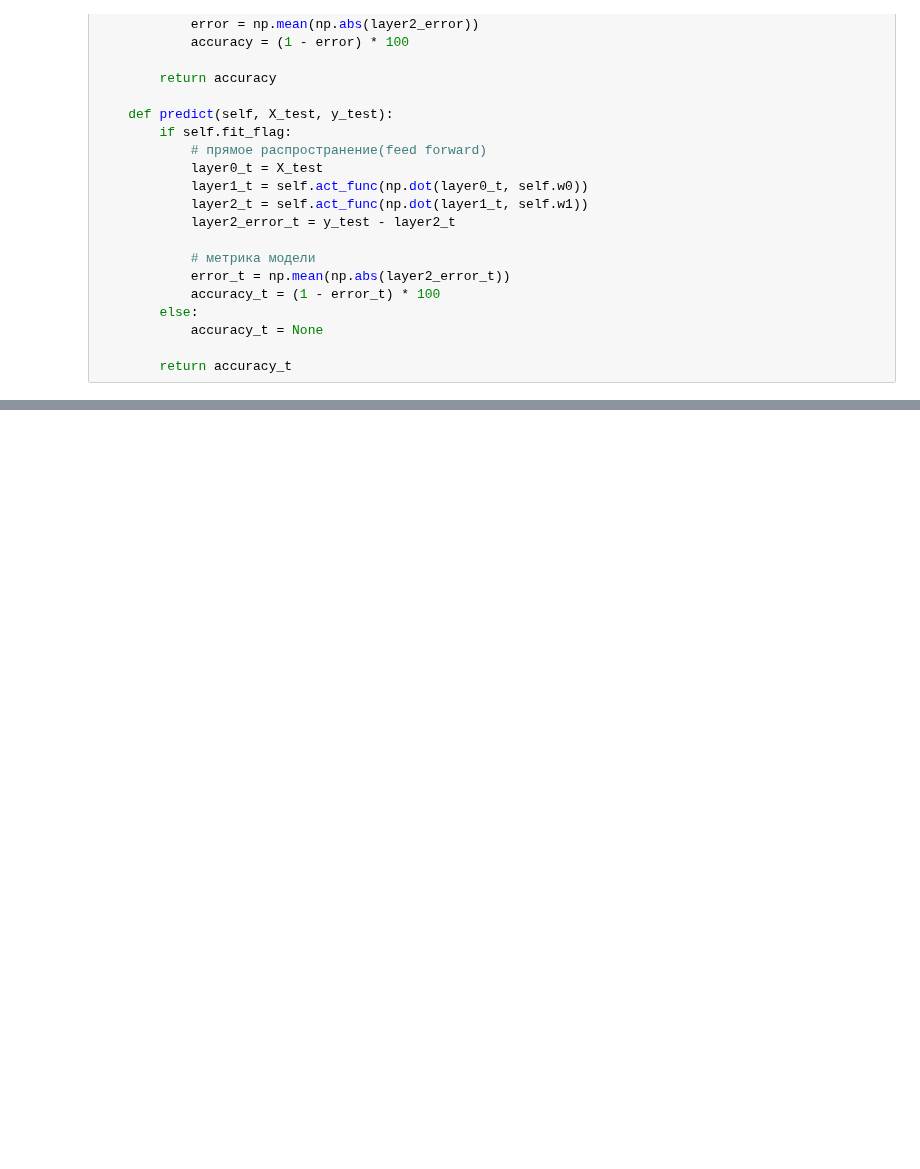
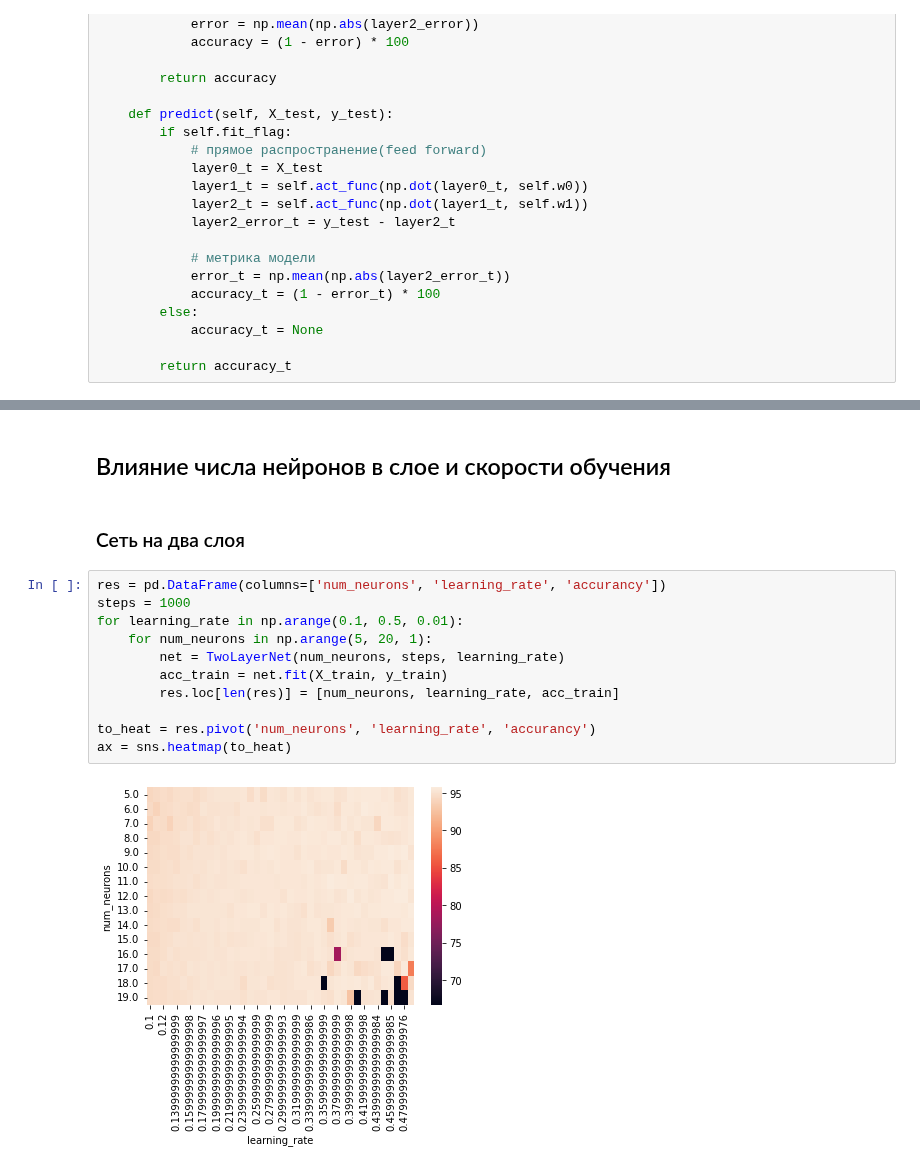
Before and after one commit to stureiko/GeekBrains, a Jupyter notebook: Nutral_nets/Lesson_01/Lesson_01_HW.ipynb, the cells around one changed output, grey strips where cells are left out. Cells and saved outputs as stored; diff of their text form; blank space fills up the shorter version.

```diff
--- a/Nutral_nets/Lesson_01/Lesson_01_HW.ipynb
+++ b/Nutral_nets/Lesson_01/Lesson_01_HW.ipynb
@@ -171,0 +277,17 @@ plt.show()
+# %% [markdown]
+## Влияние числа нейронов в слое и скорости обучения
+# %% [markdown]
+### Сеть на два слоя
+# %%
+res = pd.DataFrame(columns=['num_neurons', 'learning_rate', 'accurancy'])
+steps = 1000
+for learning_rate in np.arange(0.1, 0.5, 0.01):
+    for num_neurons in np.arange(5, 20, 1):
+        net = TwoLayerNet(num_neurons, steps, learning_rate)
+        acc_train = net.fit(X_train, y_train)
+        res.loc[len(res)] = [num_neurons, learning_rate, acc_train]
+
+to_heat = res.pivot('num_neurons', 'learning_rate', 'accurancy')
+ax = sns.heatmap(to_heat)
+# %% [output]
+[figure, added]
```
Also changed, not shown: parts of 28 cells of this notebook.
